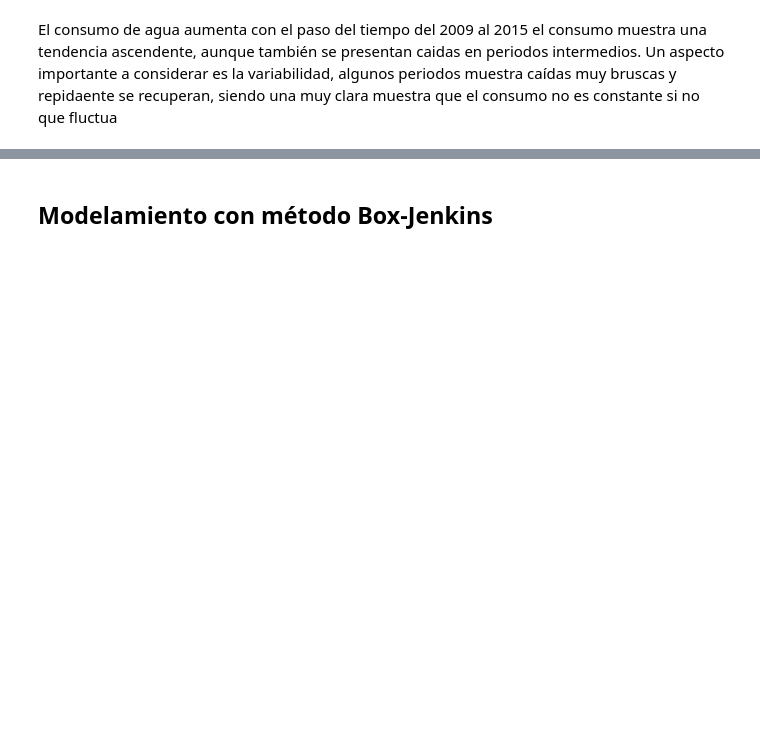
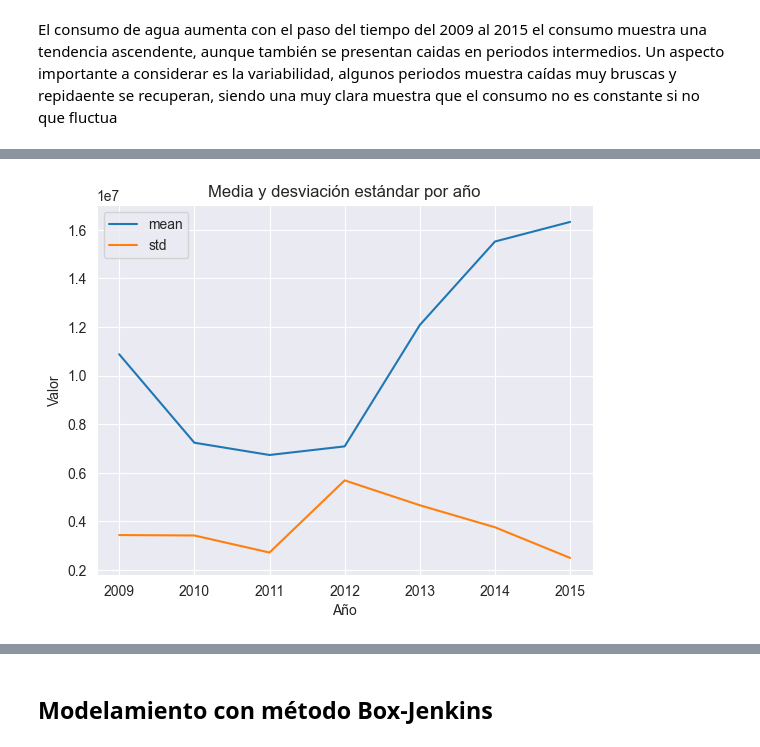
Before and after one commit to AlejandroChicaizaBMV/Proyecto_MN, a Jupyter notebook: proyecto.ipynb, the cells around one changed output, grey strips where cells are left out. Cells and saved outputs as stored; diff of their text form; code cells hidden in the pictures; blank space fills up the shorter version.

```diff
--- a/proyecto.ipynb
+++ b/proyecto.ipynb
@@ -146,0 +148,4 @@ plt.show()
+# %%
+df_estadisticas = df_consumo_total.copy()
+df_estadisticas['Año'] = df_estadisticas['Fecha'].dt.year
+df_estadisticas
@@ -146,0 +166,7 @@ plt.show()
+# %%
+estadisticas = df_estadisticas.groupby('Año')['Consumo'].agg([
+    'mean',       # media
+    'std',        # desviación estándar
+    'var',        # varianza
+])
+display(estadisticas)
@@ -146,0 +183,7 @@ plt.show()
+# %%
+estadisticas[['mean', 'std']].plot(title='Media y desviación estándar por año')
+plt.ylabel("Valor")
+plt.grid(True)
+plt.show()
+# %% [output]
+[figure, added]
```
Also changed, not shown: parts of 31 cells of this notebook, 1 other file.
